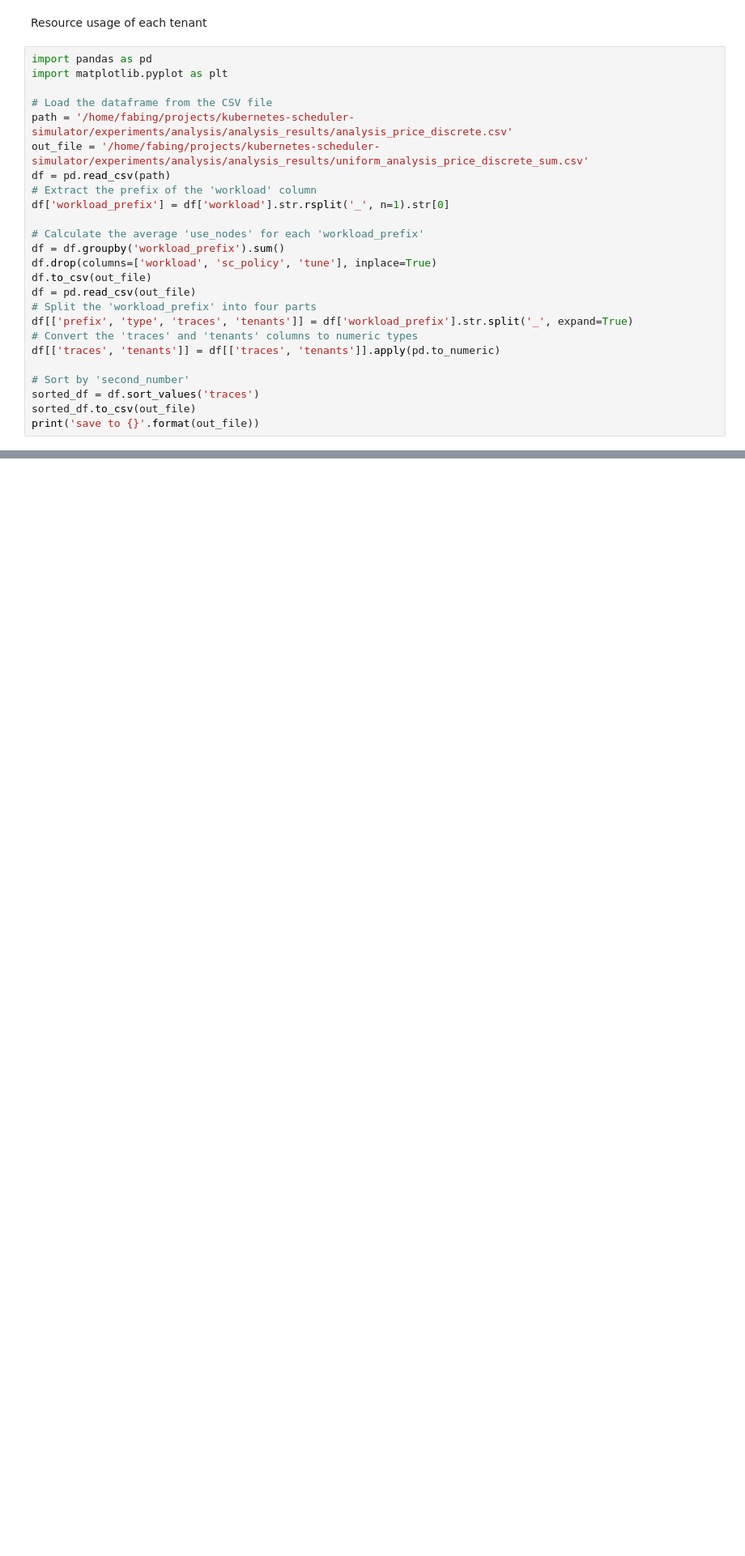
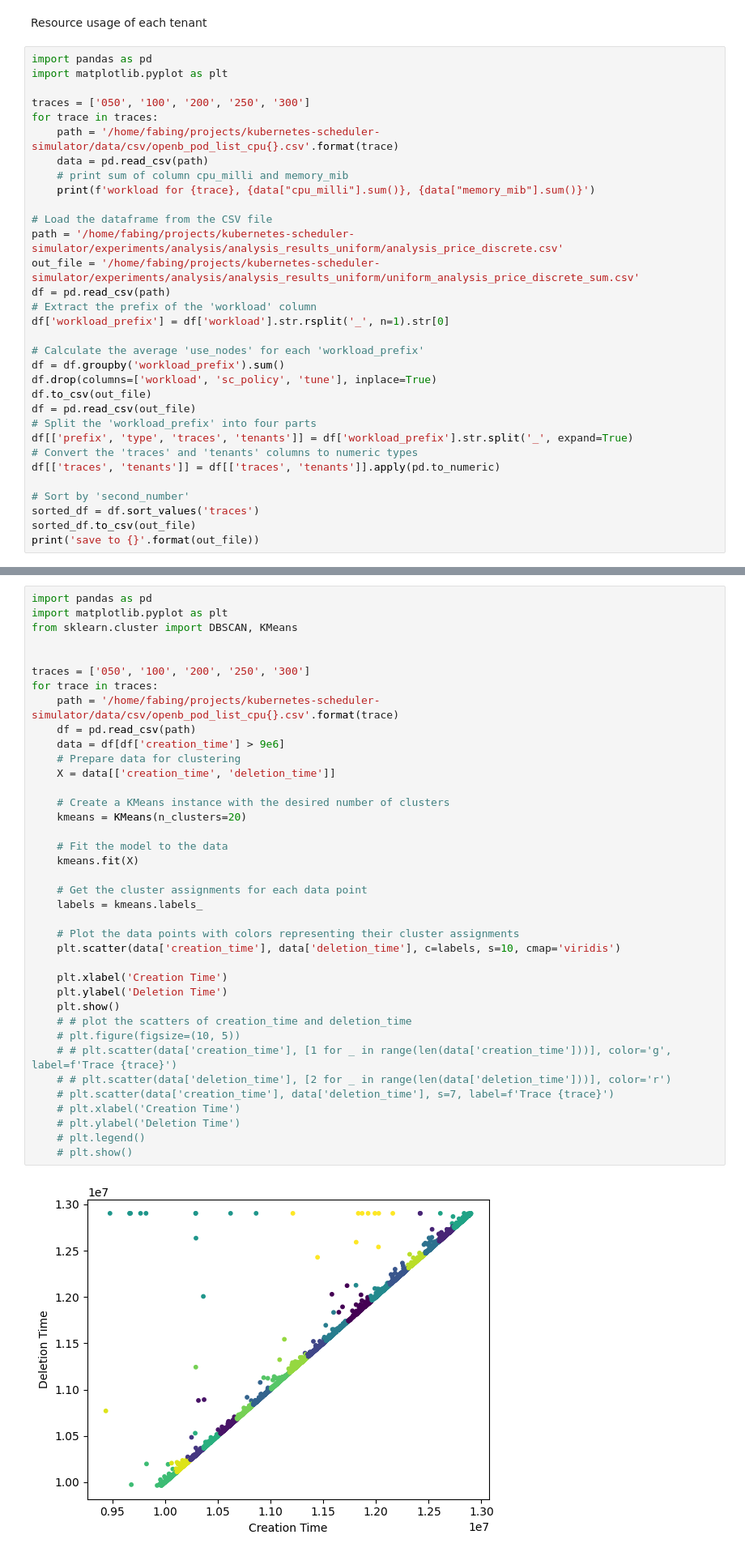
Before and after one commit to grief8/kubernetes-scheduler-simulator, a Jupyter notebook: main.ipynb, the cells around one changed output, grey strips where cells are left out. Shown at 81% size. Cells and saved outputs as stored; diff of their text form; blank space fills up the shorter version.

```diff
--- a/main.ipynb
+++ b/main.ipynb
@@ -324,9 +430,16 @@ Resource usage of each tenant
 import pandas as pd
 import matplotlib.pyplot as plt
 
+traces = ['050', '100', '200', '250', '300']
+for trace in traces:
+    path = '/home/fabing/projects/kubernetes-scheduler-simulator/data/csv/openb_pod_list_cpu{}.csv'.format(trace)
+    data = pd.read_csv(path)
+    # print sum of column cpu_milli and memory_mib
+    print(f'workload for {trace}, {data["cpu_milli"].sum()}, {data["memory_mib"].sum()}')
+
 # Load the dataframe from the CSV file
-path = '/home/fabing/projects/kubernetes-scheduler-simulator/experiments/analysis/analysis_results/analysis_price_discrete.csv'
-out_file = '/home/fabing/projects/kubernetes-scheduler-simulator/experiments/analysis/analysis_results/uniform_analysis_price_discrete_sum.csv'
+path = '/home/fabing/projects/kubernetes-scheduler-simulator/experiments/analysis/analysis_results_uniform/analysis_price_discrete.csv'
+out_file = '/home/fabing/projects/kubernetes-scheduler-simulator/experiments/analysis/analysis_results_uniform/uniform_analysis_price_discrete_sum.csv'
 df = pd.read_csv(path)
 # Extract the prefix of the 'workload' column
 df['workload_prefix'] = df['workload'].str.rsplit('_', n=1).str[0]
@@ -377,0 +551,40 @@ for trace in traces:
+# %%
+import pandas as pd
+import matplotlib.pyplot as plt
+from sklearn.cluster import DBSCAN, KMeans
+
+
+traces = ['050', '100', '200', '250', '300']
+for trace in traces:
+    path = '/home/fabing/projects/kubernetes-scheduler-simulator/data/csv/openb_pod_list_cpu{}.csv'.format(trace)
+    df = pd.read_csv(path)
+    data = df[df['creation_time'] > 9e6]
+    # Prepare data for clustering
+    X = data[['creation_time', 'deletion_time']]
+
+    # Create a KMeans instance with the desired number of clusters
+    kmeans = KMeans(n_clusters=20)
+
+    # Fit the model to the data
+    kmeans.fit(X)
+
+    # Get the cluster assignments for each data point
+    labels = kmeans.labels_
+
+    # Plot the data points with colors representing their cluster assignments
+    plt.scatter(data['creation_time'], data['deletion_time'], c=labels, s=10, cmap='viridis')
+
+    plt.xlabel('Creation Time')
+    plt.ylabel('Deletion Time')
+    plt.show()
+    # # plot the scatters of creation_time and deletion_time
+    # plt.figure(figsize=(10, 5))
+    # # plt.scatter(data['creation_time'], [1 for _ in range(len(data['creation_time']))], color='g', label=f'Trace {trace}')
+    # # plt.scatter(data['deletion_time'], [2 for _ in range(len(data['deletion_time']))], color='r')
+    # plt.scatter(data['creation_time'], data['deletion_time'], s=7, label=f'Trace {trace}')
+    # plt.xlabel('Creation Time')
+    # plt.ylabel('Deletion Time')
+    # plt.legend()
+    # plt.show()
+# %% [output]
+[figure, added]
```
Also changed, not shown: parts of 17 cells of this notebook.
